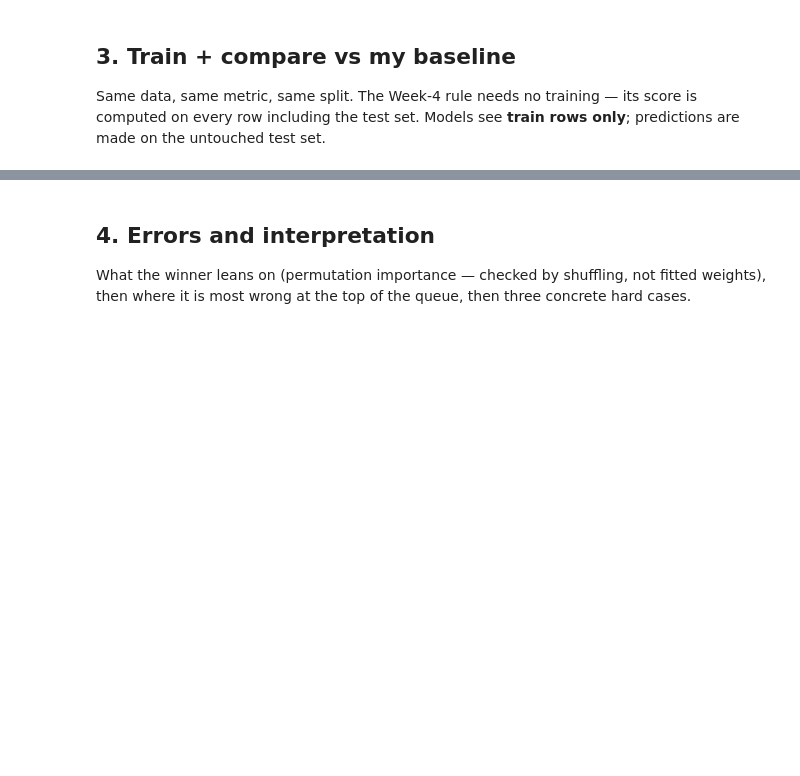
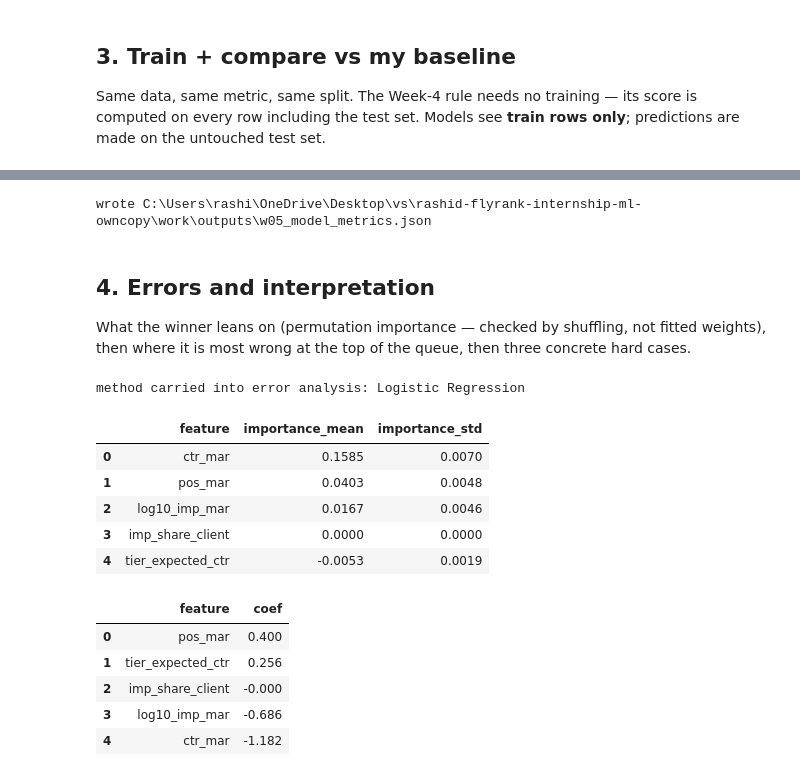
Before and after one commit to rashidsami10000-afk/rashid-flyrank-internship-ml-owncopy, a Jupyter notebook: work/notebooks/w05_model.ipynb, the cells around one changed output, grey strips where cells are left out. Drawn from its saved outputs; the diff is of its cells as text; code cells hidden in the pictures; blank space fills up the shorter version.

```diff
--- a/work/notebooks/w05_model.ipynb
+++ b/work/notebooks/w05_model.ipynb
@@ -254,7 +307,7 @@ print(cv_table[['rule_P50', 'lr_P50', 'gb_P50']].agg(['mean', 'std']).round(3))
 import json, datetime
 metrics = {
     'notebook': 'w05_model.ipynb',
-    'generated_at_utc': datetime.datetime.utcnow().isoformat(timespec='seconds'),
+    'generated_at_utc': datetime.datetime.now(datetime.timezone.utc).isoformat(timespec='seconds'),
     'sklearn_version': sklearn.__version__,
     'seed': SEED,
     'split': 'GroupShuffleSplit(test_size=0.25, seed=42) by client_hash_id',
@@ -265,6 +318,8 @@ metrics = {
 with open(OUT_DIR / 'w05_model_metrics.json', 'w') as f:
     json.dump(metrics, f, indent=2)
 print(f'wrote {OUT_DIR / "w05_model_metrics.json"}')
+# %% [output]
+wrote C:\Users\rashi\OneDrive\Desktop\vs\rashid-flyrank-internship-ml-owncopy\work\outputs\w05_model_metrics.json
 # %% [markdown]
 ## 4. Errors and interpretation
 
@@ -272,28 +327,41 @@ What the winner leans on (permutation importance — checked by shuffling, not f
 then where it is most wrong at the top of the queue, then three concrete hard cases.
 # %%
 from sklearn.inspection import permutation_importance
-from sklearn.metrics import average_precision_score, make_scorer
 
 final_name = max(models, key=lambda n: p_at_k(
     models[n].predict_proba(test_df[FEATURES])[:, 1], y_te, 50))
 final_model = models[final_name]
 print(f'method carried into error analysis: {final_name}')
 
-ap_scorer = make_scorer(average_precision_score, needs_proba=True, greater_is_better=True)
+ap_scorer = 'average_precision'  # ranking-aligned, threshold-free
 pi = permutation_importance(final_model, test_df[FEATURES], test_df[labels_col],
                             scoring=ap_scorer, n_repeats=10, random_state=SEED)
 imp_table = pd.DataFrame({'feature': FEATURES,
                           'importance_mean': pi.importances_mean.round(4),
                           'importance_std': pi.importances_std.round(4)}
                          ).sort_values('importance_mean', ascending=False)
 display(imp_table.reset_index(drop=True))
 
 if 'Logistic Regression' == final_name:
     lr_clf = final_model.named_steps['logisticregression']
     coefs = pd.DataFrame({'feature': FEATURES,
                           'coef': lr_clf.coef_[0].round(3)},
                          ).sort_values('coef', ascending=False)
     display(coefs.reset_index(drop=True))
+# %% [output]
+method carried into error analysis: Logistic Regression
+|  | feature | importance_mean | importance_std |
+| 0 | ctr_mar | 0.1585 | 0.0070 |
+| 1 | pos_mar | 0.0403 | 0.0048 |
+| 2 | log10_imp_mar | 0.0167 | 0.0046 |
+| 3 | imp_share_client | 0.0000 | 0.0000 |
+| 4 | tier_expected_ctr | -0.0053 | 0.0019 |
+|  | feature | coef |
+| 0 | pos_mar | 0.400 |
+| 1 | tier_expected_ctr | 0.256 |
+| 2 | imp_share_client | -0.000 |
+| 3 | log10_imp_mar | -0.686 |
+| 4 | ctr_mar | -1.182 |
 # %%
 test_sorted = test_df.copy()
 test_sorted['model_proba'] = final_model.predict_proba(test_df[FEATURES])[:, 1]
```
Also changed, not shown: parts of 13 cells of this notebook, 1 other file.
